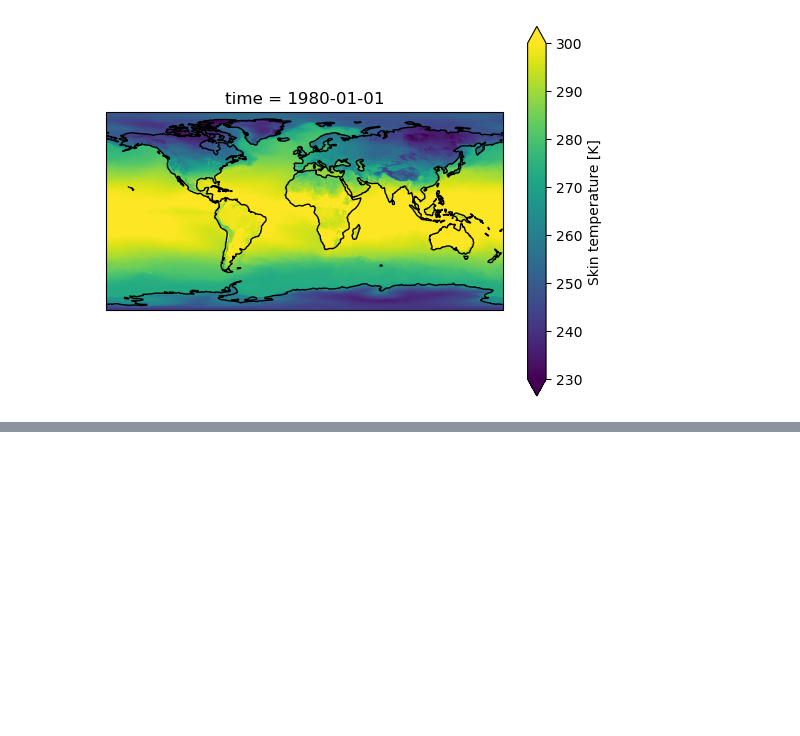
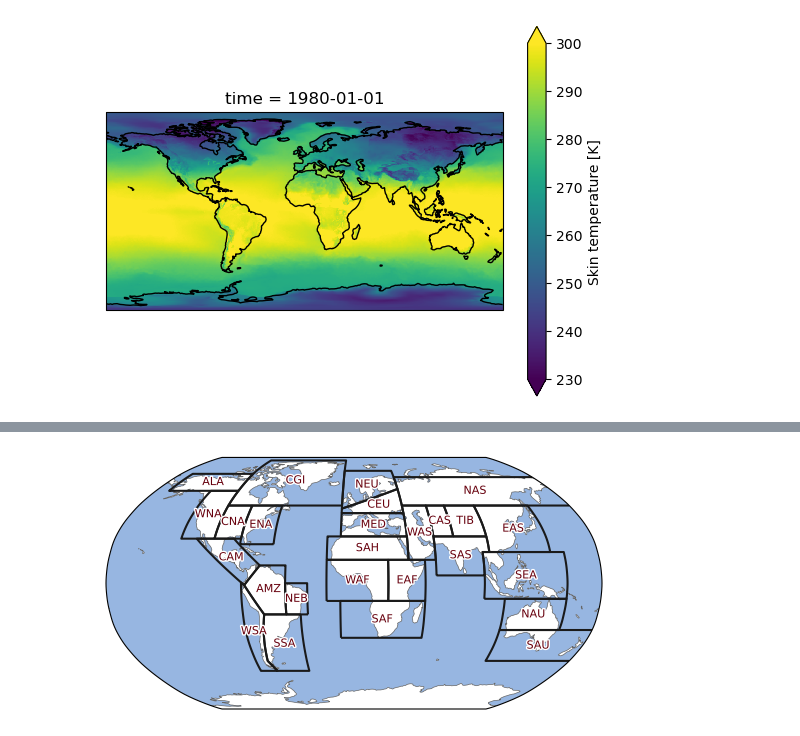
Before and after one commit to rubeenalonso/Practicas-Predictia, a Jupyter notebook: Tarea.ipynb, the cells around one changed output, grey strips where cells are left out. Saved outputs shown, nothing was run; the diff lists cells and outputs as text; code cells hidden in the pictures; blank space fills up the shorter version.

```diff
--- a/Tarea.ipynb
+++ b/Tarea.ipynb
@@ -119,0 +168,15 @@ ax.coastlines()
+# %%
+text_kws = dict(
+    bbox=dict(color="none"),
+    path_effects=[pe.withStroke(linewidth=2, foreground="w")],
+    color="#67000d",
+    fontsize=8,
+)
+
+ax = srex.plot(
+    projection=ccrs.Robinson(), label="abbrev", add_ocean=True, text_kws=text_kws
+)
+
+ax.set_global()
+# %% [output]
+[figure, added]
```
Also changed, not shown: parts of 8 cells of this notebook.
